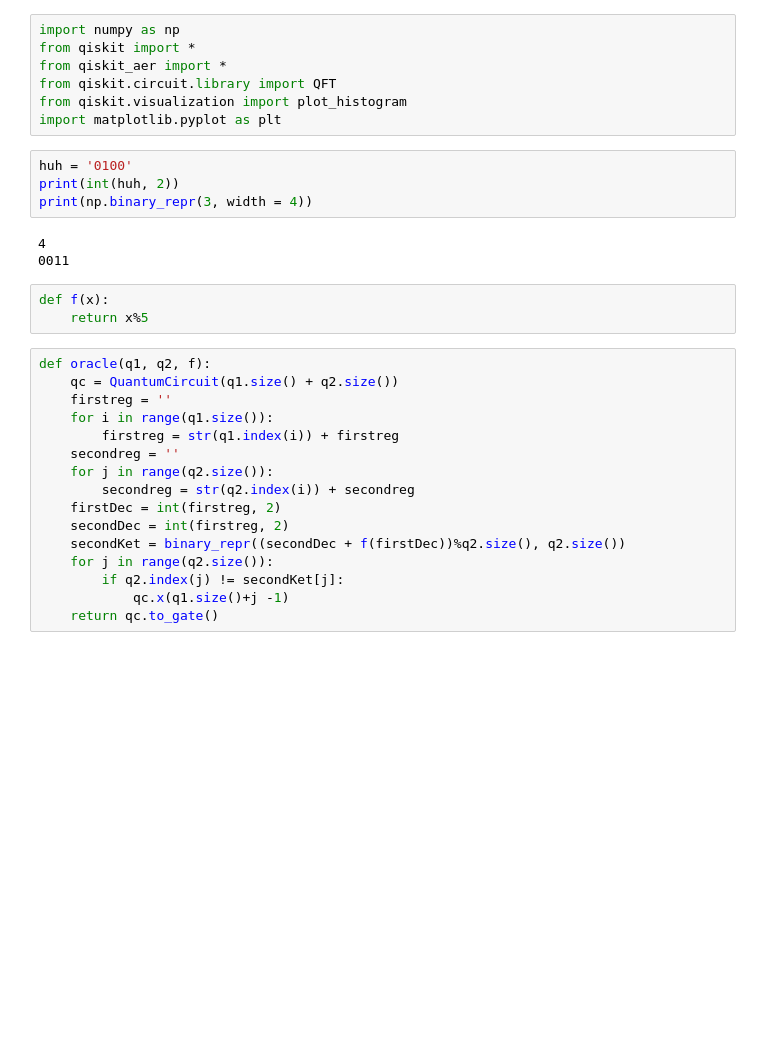
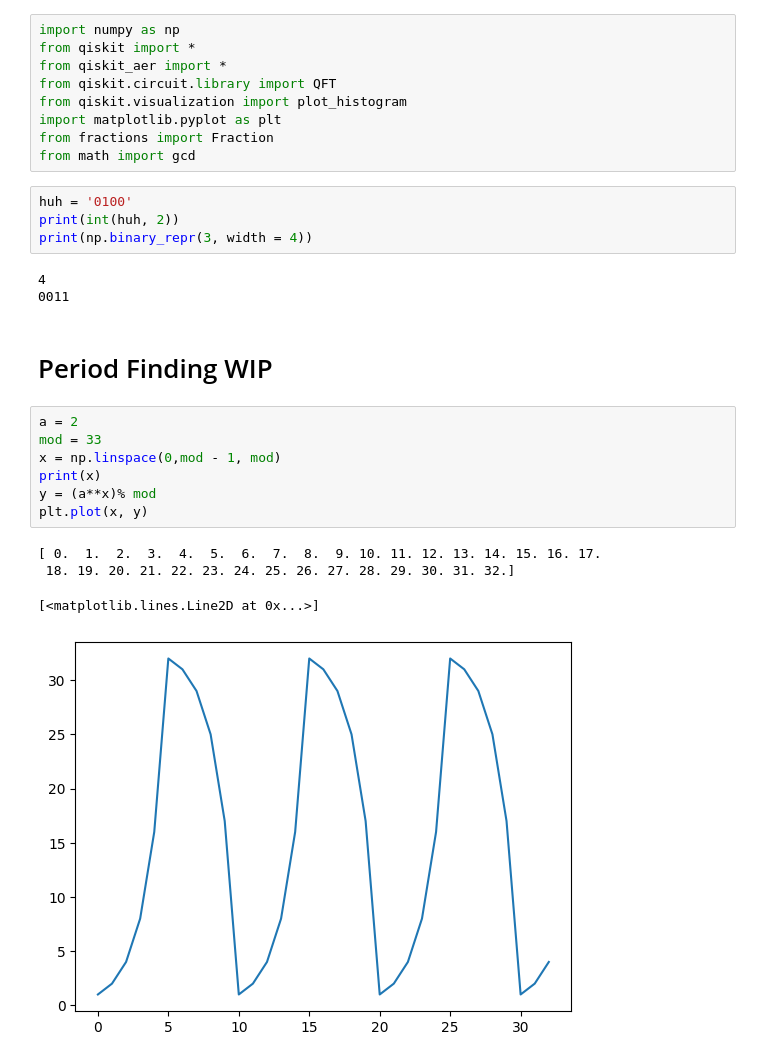
Before and after one commit to omar-armbruster/IBM-QPU-Testing, a Jupyter notebook: Shors_Algorithm.ipynb, the cells around one changed output. Saved outputs shown, nothing was run; the diff lists cells and outputs as text; blank space fills up the shorter version.

```diff
--- a/Shors_Algorithm.ipynb
+++ b/Shors_Algorithm.ipynb
@@ -5,6 +5,8 @@ from qiskit_aer import *
 from qiskit.circuit.library import QFT
 from qiskit.visualization import plot_histogram
 import matplotlib.pyplot as plt
+from fractions import Fraction
+from math import gcd
 # %%
 huh = '0100'
 print(int(huh, 2))
@@ -12,23 +14,18 @@ print(np.binary_repr(3, width = 4))
 # %% [output]
 4
 0011
-# %%
-def f(x):
-    return x%5
-# %%
-def oracle(q1, q2, f):
-    qc = QuantumCircuit(q1.size() + q2.size())
-    firstreg = ''
-    for i in range(q1.size()):
-        firstreg = str(q1.index(i)) + firstreg
-    secondreg = ''
-    for j in range(q2.size()):
-        secondreg = str(q2.index(i)) + secondreg
-    firstDec = int(firstreg, 2)
-    secondDec = int(firstreg, 2)
-    secondKet = binary_repr((secondDec + f(firstDec))%q2.size(), q2.size())
-    for j in range(q2.size()):
-        if q2.index(j) != secondKet[j]:
-            qc.x(q1.size()+j -1)
-    return qc.to_gate()
+# %% [markdown]
+# Period Finding WIP
+# %%
+a = 2
+mod = 33
+x = np.linspace(0,mod - 1, mod)
+print(x)
+y = (a**x)% mod
+plt.plot(x, y)
+# %% [output]
+[ 0.  1.  2.  3.  4.  5.  6.  7.  8.  9. 10. 11. 12. 13. 14. 15. 16. 17.
+ 18. 19. 20. 21. 22. 23. 24. 25. 26. 27. 28. 29. 30. 31. 32.]
+[<matplotlib.lines.Line2D at 0x...>]
+[figure, added]
 # %%
```
Also changed, not shown: parts of 8 cells of this notebook.
